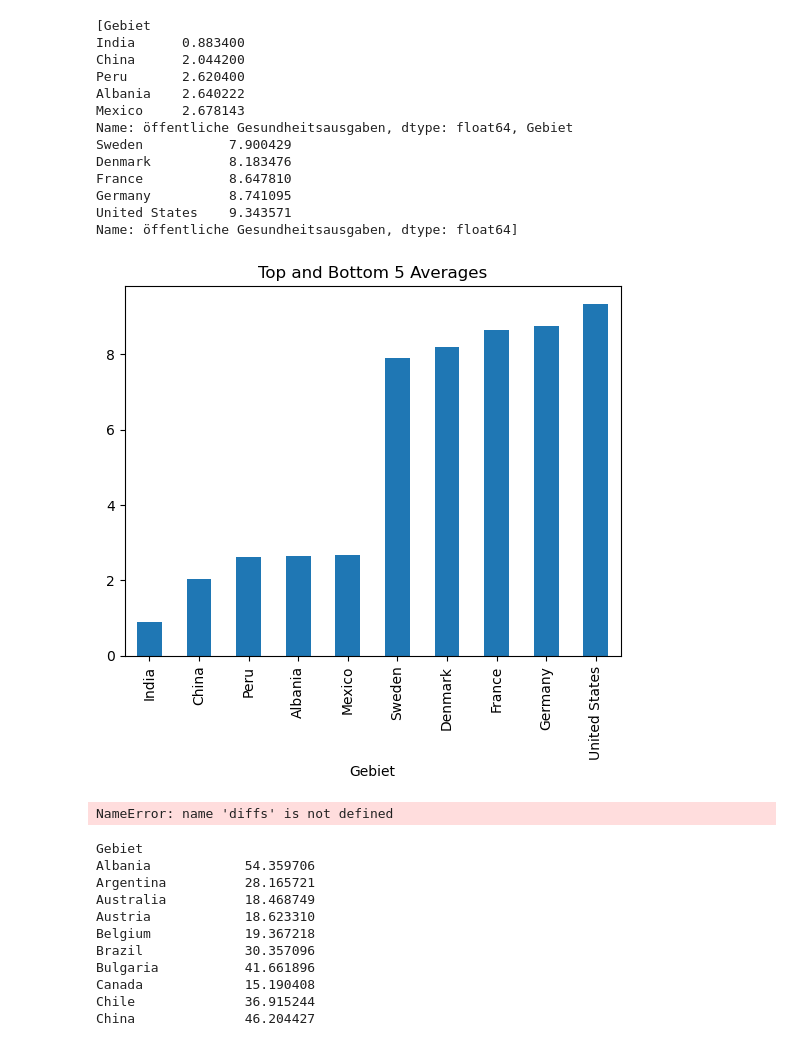
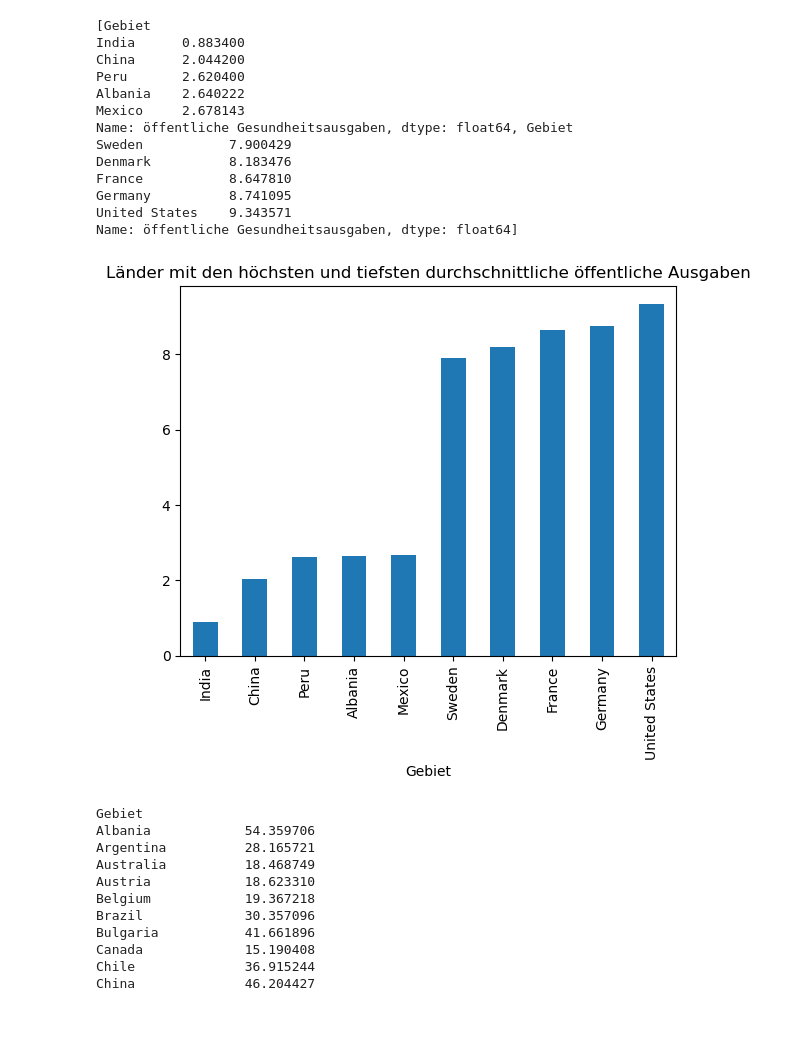
Before and after one commit to cossllea/BMLD1-LN2-Python, a Jupyter notebook: Grundgerüst_Leistungsnachweis.ipynb, the cells around one changed output. Saved outputs shown, nothing was run; the diff lists cells and outputs as text; code cells hidden in the pictures.

```diff
--- a/Grundgerüst_Leistungsnachweis.ipynb
+++ b/Grundgerüst_Leistungsnachweis.ipynb
@@ -603,33 +597,10 @@ United States    9.343571
 Name: öffentliche Gesundheitsausgaben, dtype: float64]
 # %%
 top_and_bottom = pd.concat(averagesgraph)
-top_and_bottom.plot(kind="bar", title="Top and Bottom 5 Averages")
+top_and_bottom.plot(kind="bar", title="Länder mit den höchsten und tiefsten durchschnittliche öffentliche Ausgaben")
 plt.show()
 # %% [output]
-[figure, old version]
+[figure, new version]
-# %%
-color_dict = {
-    '': 'blue',
-    'Mexico': 'cyan',
-    'Cuba': 'lightgreen',
-    'Oman': 'green',
-    'Tanzania': 'red',
-    'Sierra Leone': 'orange',
-    'Malawi': 'yellow',
-    'Zimbabwe': 'brown',
-    'Lesotho': 'pink',
-    'Eswatini': 'purple'
-}
-
-for averagesgraph in averagesgraph:
-    diff = diffs[gebiet]
-    g = df_pivot.loc[gebiet].plot(title='Lebenserwartungen', xlabel='Jahr', ylabel=f'Lebenserwartung', legend=True,
-                                  label=f'{gebiet} - Diff. 2021-2011: {diff:.2f}', # für die Legende
-                                  xlim=[1980,2025], ylim=[0,80],   # x- und y-Achsen begrenzen
-                                  color=color_dict[gebiet],        # Farbe aus color_dict
-                                  figsize=(7,7))                   # Grösse des Plots
-# %% [output]
-NameError: name 'diffs' is not defined
 # %%
 #Durchschnittliche selbstgetragene Gesundheitskosten in den 20 Jahren pro Land
 df2_filtered2 = df2[(df2['Jahr'] >= 2000) & (df2['Jahr'] <= 2020) & (df2[country_col_df2].isin(common_countries))]
```
Also changed, not shown: parts of 13 cells of this notebook.
